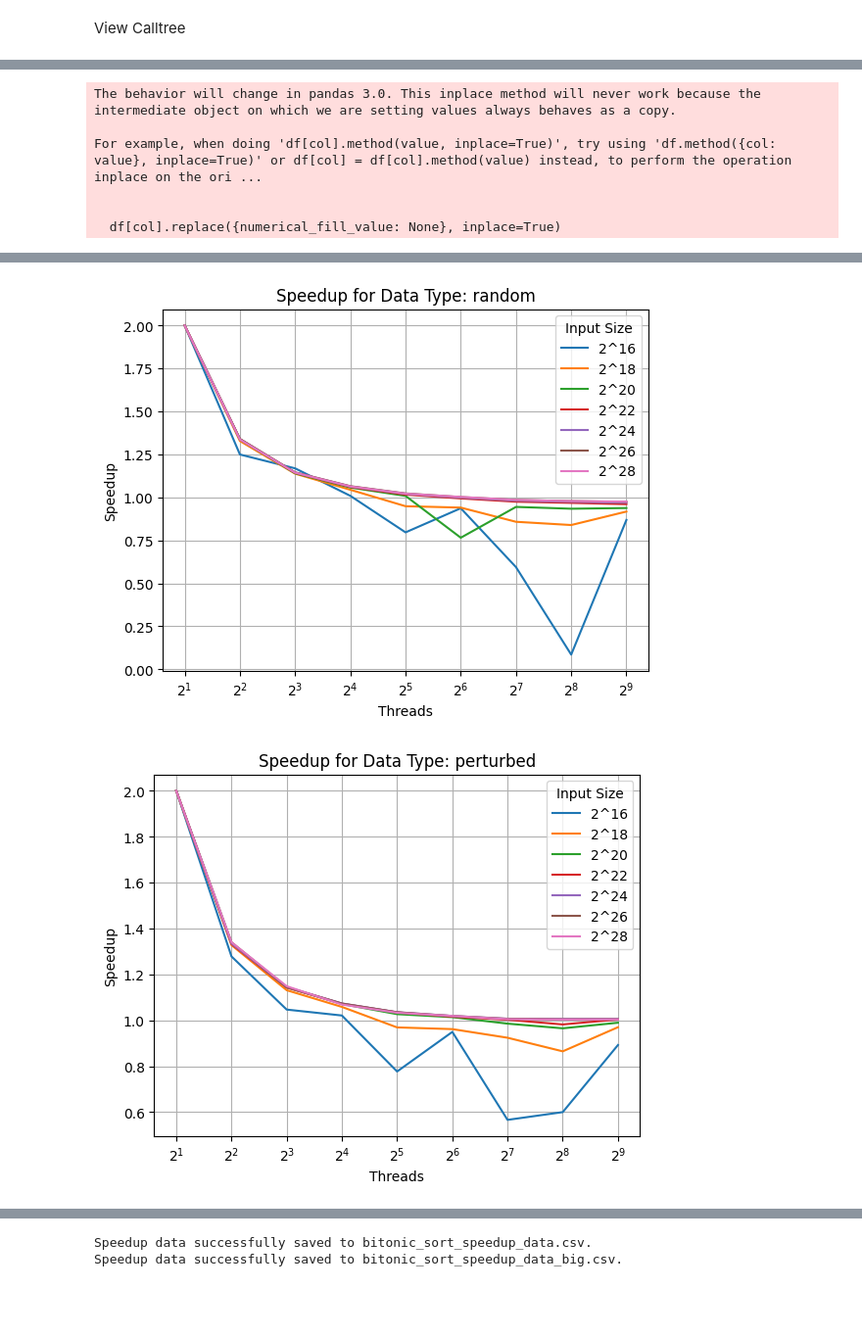
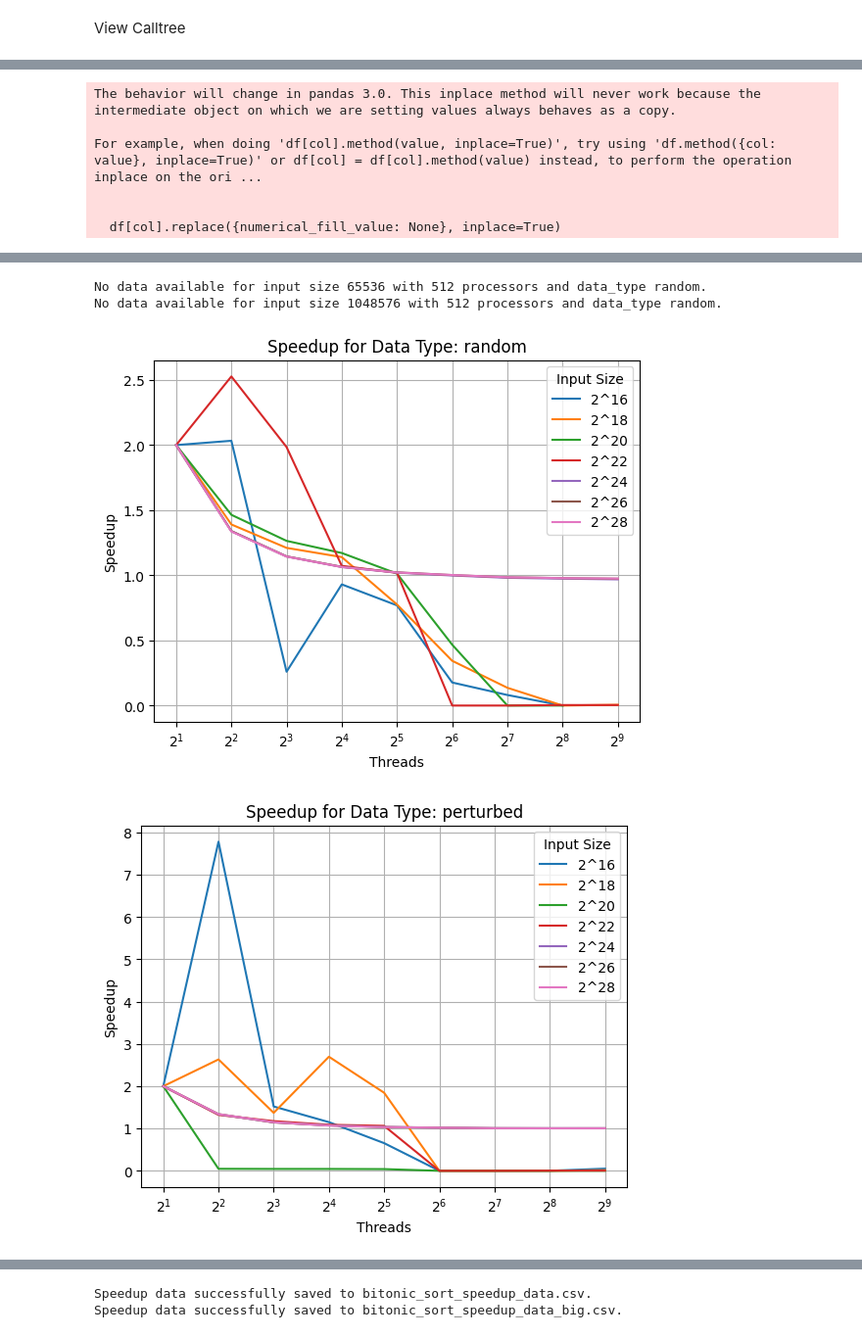
Before and after one commit to Vasudev08/ParrellComputing_Project_2024, a Jupyter notebook: bitonicsort/bitonic_analysis.ipynb, the cells around one changed output, grey strips where cells are left out. Shown at 98% size. Saved outputs shown, nothing was run; the diff lists cells and outputs as text; code cells hidden in the pictures; blank space fills up the shorter version.

```diff
--- a/bitonicsort/bitonic_analysis.ipynb
+++ b/bitonicsort/bitonic_analysis.ipynb
@@ -156,7 +156,7 @@ pd.set_option("display.max_rows", None)
 pd.set_option("display.max_columns", None)
 
 # Load the performance data into a Thicket dataframe
-cali_files = glob("cali/*.cali")  # Adjust the path to where your cali files are located
+cali_files = glob("cali2/*.cali")  # Adjust the path to where your cali files are located
 tk = th.Thicket.from_caliperreader(cali_files)
 
 tk.metadata_column_to_perfdata("input_size")
@@ -224,5 +224,7 @@ For example, when doing 'df[col].method(value, inplace=True)', try using 'df.met
+No data available for input size 65536 with 512 processors and data_type random.
+No data available for input size 1048576 with 512 processors and data_type random.
-[figure, old version]
+[figure, new version]
-[figure, old version]
+[figure, new version]
 # %%
 import pandas as pd
 
```
Also changed, not shown: parts of 5 cells of this notebook, 5 other files.
